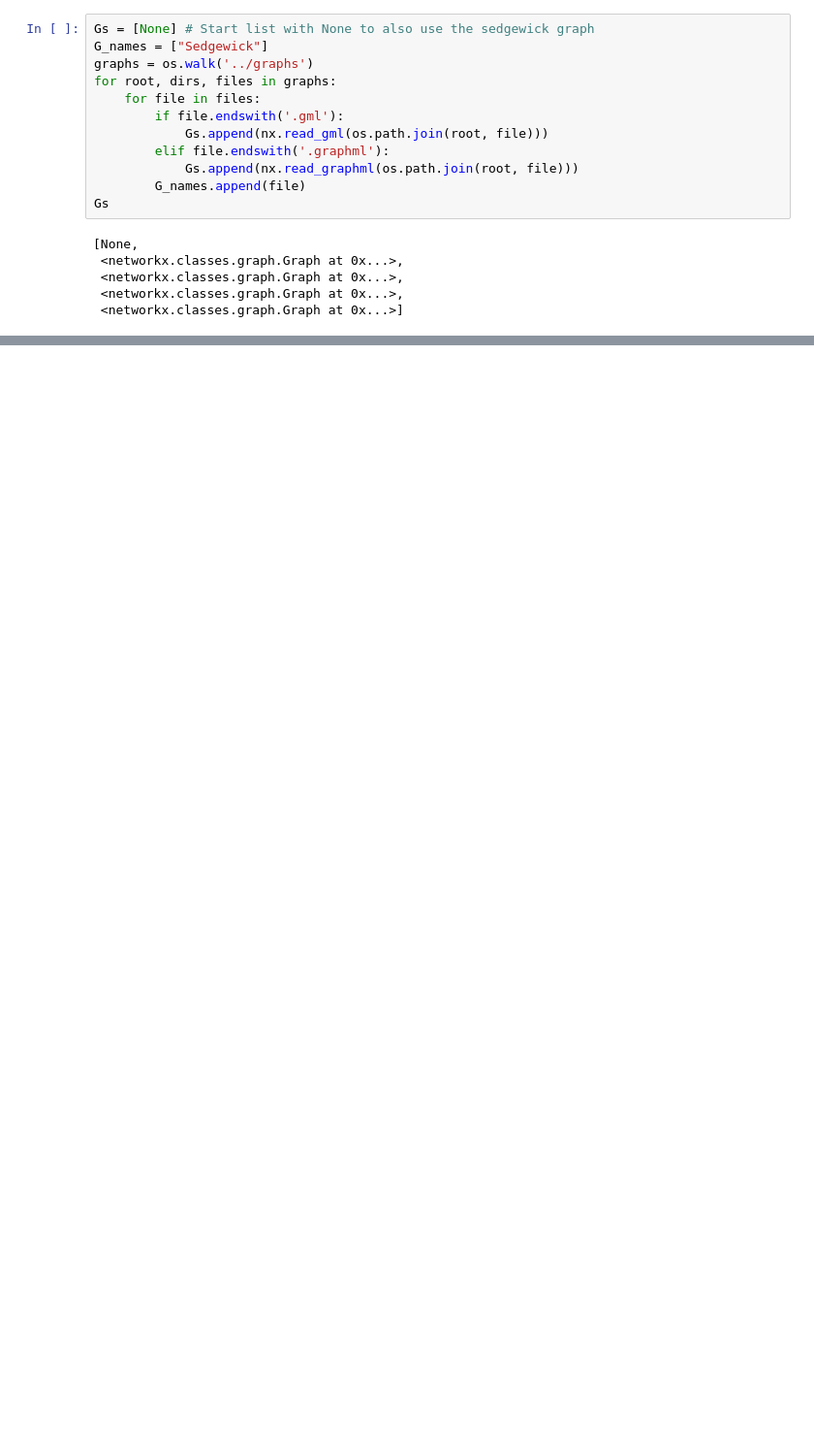
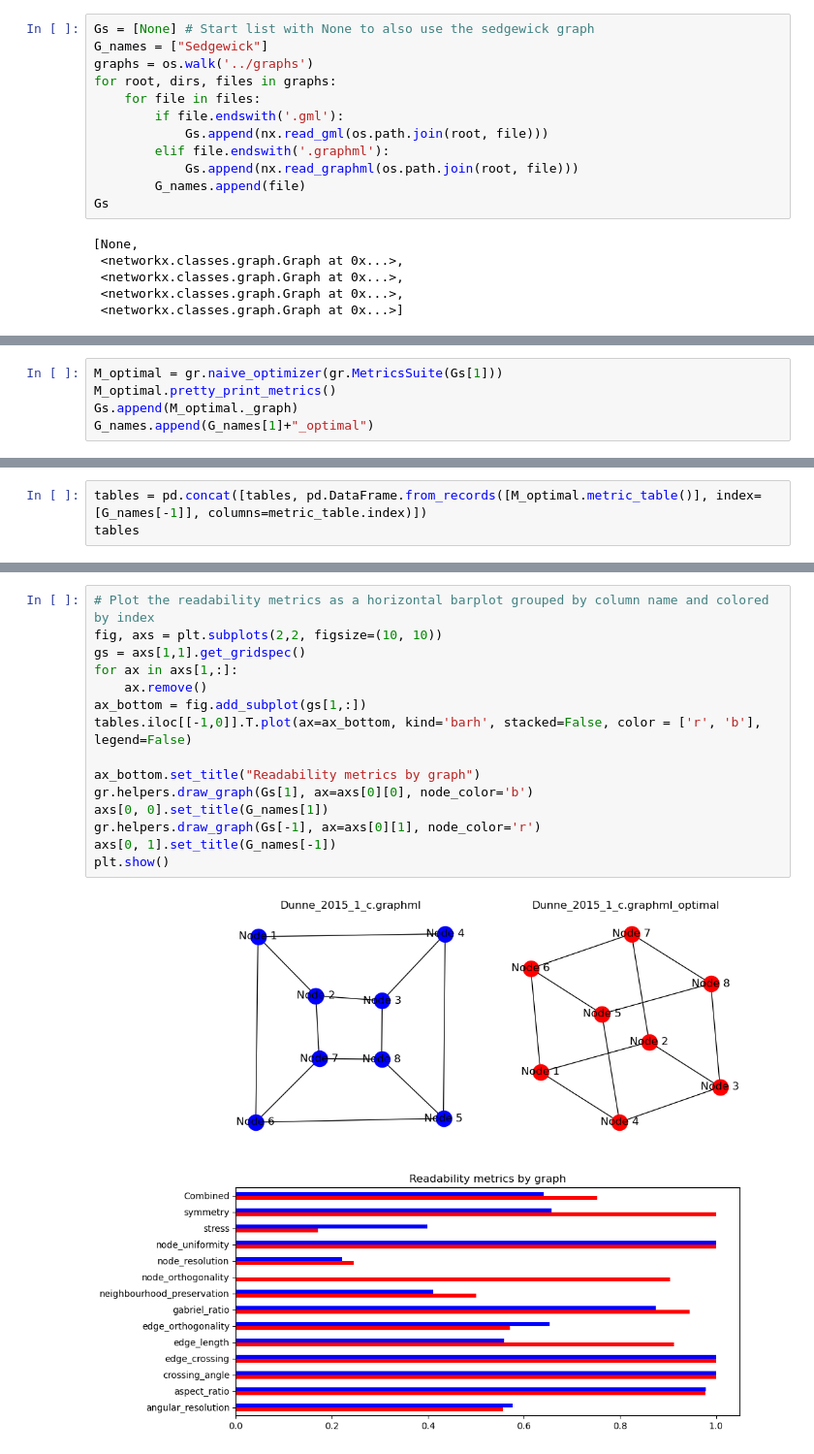
Before and after one commit to PhilipMathieu/graphreadability, a Jupyter notebook: notebooks/tests.ipynb, the cells around one changed output, grey strips where cells are left out. Shown at 97% size. Saved outputs shown, nothing was run; the diff lists cells and outputs as text; blank space fills up the shorter version.

Commit message:
Introduce naive layout algorithm

```diff
--- a/notebooks/tests.ipynb
+++ b/notebooks/tests.ipynb
@@ -169,0 +191,5 @@ plt.show()
+# %%
+M_optimal = gr.naive_optimizer(gr.MetricsSuite(Gs[1]))
+M_optimal.pretty_print_metrics()
+Gs.append(M_optimal._graph)
+G_names.append(G_names[1]+"_optimal")
@@ -169,0 +214,3 @@ plt.show()
+# %%
+tables = pd.concat([tables, pd.DataFrame.from_records([M_optimal.metric_table()], index=[G_names[-1]], columns=metric_table.index)])
+tables
@@ -169,0 +225,17 @@ plt.show()
+# %%
+# Plot the readability metrics as a horizontal barplot grouped by column name and colored by index
+fig, axs = plt.subplots(2,2, figsize=(10, 10))
+gs = axs[1,1].get_gridspec()
+for ax in axs[1,:]:
+    ax.remove()
+ax_bottom = fig.add_subplot(gs[1,:])
+tables.iloc[[-1,0]].T.plot(ax=ax_bottom, kind='barh', stacked=False, color = ['r', 'b'], legend=False)
+
+ax_bottom.set_title("Readability metrics by graph")
+gr.helpers.draw_graph(Gs[1], ax=axs[0][0], node_color='b')
+axs[0, 0].set_title(G_names[1])
+gr.helpers.draw_graph(Gs[-1], ax=axs[0][1], node_color='r')
+axs[0, 1].set_title(G_names[-1])
+plt.show()
+# %% [output]
+[figure, added]
```
Also changed, not shown: parts of 8 cells of this notebook, 2 other files.
